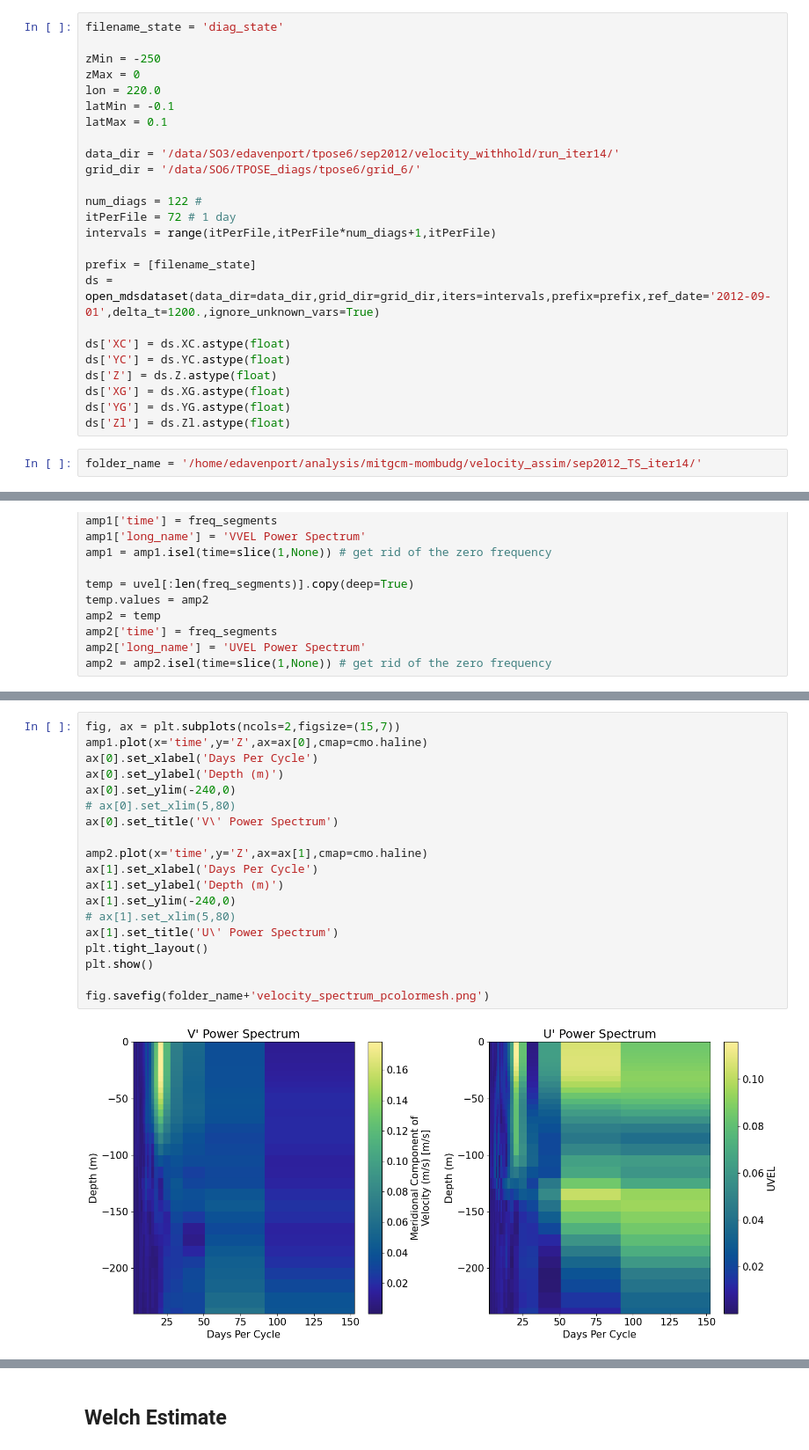
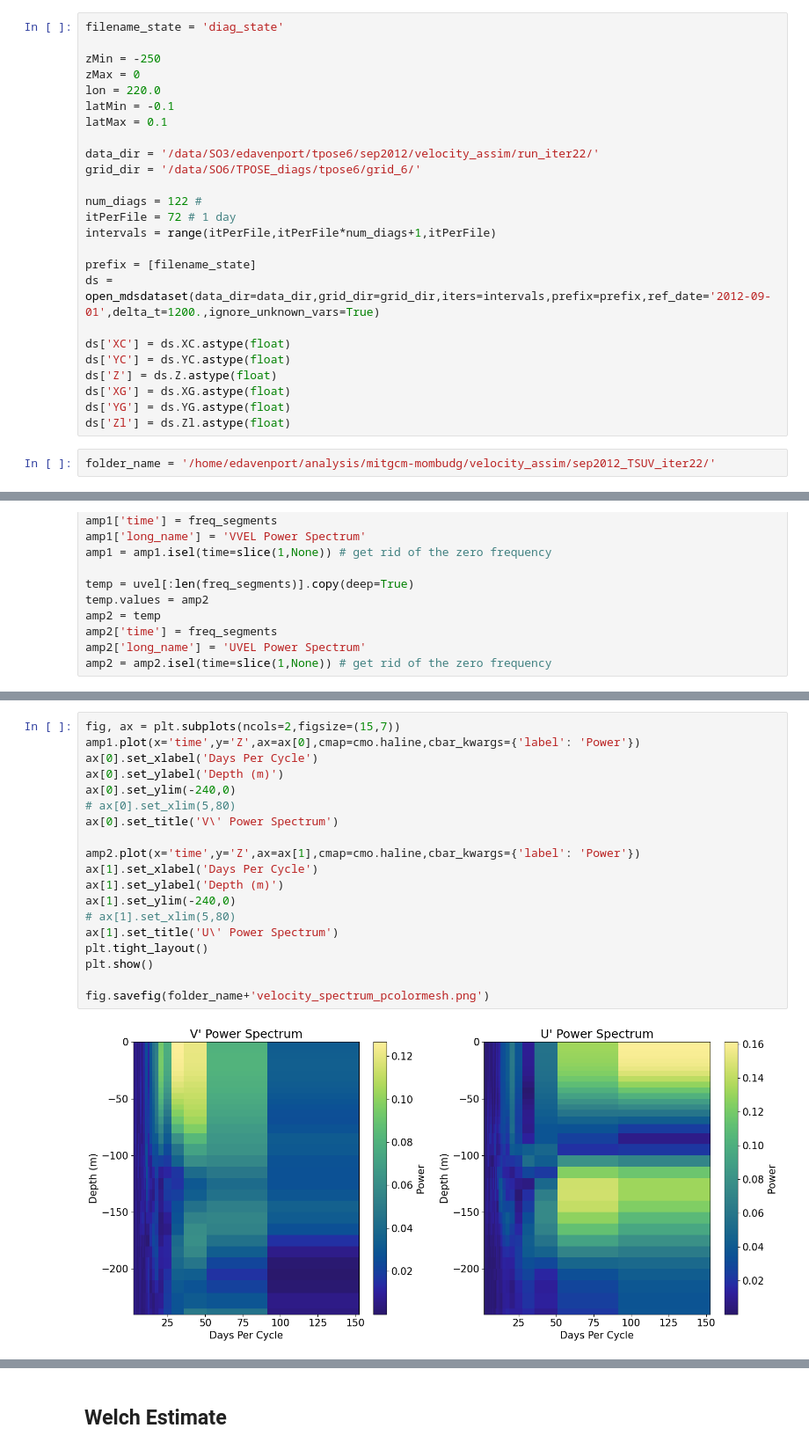
Before and after one commit to eldavenport/mitgcm-mombudg, a Jupyter notebook: velocity_spectra.ipynb, the cells around one changed output, grey strips where cells are left out. Shown at 88% size. Cells and saved outputs as stored; diff of their text form.

Commit message:
updating labels for velocity spectra plots

```diff
--- a/velocity_spectra.ipynb
+++ b/velocity_spectra.ipynb
@@ -21,7 +21,7 @@ lon = 220.0
 latMin = -0.1
 latMax = 0.1
 
-data_dir = '/data/SO3/edavenport/tpose6/sep2012/velocity_withhold/run_iter14/'
+data_dir = '/data/SO3/edavenport/tpose6/sep2012/velocity_assim/run_iter22/'
 grid_dir = '/data/SO6/TPOSE_diags/tpose6/grid_6/'
 
 num_diags = 122 #
@@ -38,7 +38,7 @@ ds['XG'] = ds.XG.astype(float)
 ds['YG'] = ds.YG.astype(float)
 ds['Zl'] = ds.Zl.astype(float)
 # %%
-folder_name = '/home/edavenport/analysis/mitgcm-mombudg/velocity_assim/sep2012_TS_iter14/'
+folder_name = '/home/edavenport/analysis/mitgcm-mombudg/velocity_assim/sep2012_TSUV_iter22/'
 # %%
 uvel = ds.UVEL.sel(Z=slice(zMax,zMin),YC=slice(latMin,latMax)).sel(XG=[lon],method='nearest').squeeze().mean(dim='YC').compute()
 vvel = ds.VVEL.sel(Z=slice(zMax,zMin),YG=slice(latMin,latMax)).sel(XC=[lon],method='nearest').squeeze().compute() # YG is right on the equator
@@ -107,24 +107,24 @@ fig.savefig(folder_name+'velocity_spectrum.png')
 # %%
 fig, ax = plt.subplots(ncols=2,figsize=(15,7))
-amp1.plot(x='time',y='Z',ax=ax[0],cmap=cmo.haline)
+amp1.plot(x='time',y='Z',ax=ax[0],cmap=cmo.haline,cbar_kwargs={'label': 'Power'})
 ax[0].set_xlabel('Days Per Cycle')
 ax[0].set_ylabel('Depth (m)')
 ax[0].set_ylim(-240,0)
 # ax[0].set_xlim(5,80)
 ax[0].set_title('V\' Power Spectrum')
 
-amp2.plot(x='time',y='Z',ax=ax[1],cmap=cmo.haline)
+amp2.plot(x='time',y='Z',ax=ax[1],cmap=cmo.haline,cbar_kwargs={'label': 'Power'})
 ax[1].set_xlabel('Days Per Cycle')
 ax[1].set_ylabel('Depth (m)')
 ax[1].set_ylim(-240,0)
 # ax[1].set_xlim(5,80)
 ax[1].set_title('U\' Power Spectrum')
 plt.tight_layout()
 plt.show()
 
 fig.savefig(folder_name+'velocity_spectrum_pcolormesh.png')
 # %% [output]
-[figure, old version]
+[figure, new version]
 # %%
 from matplotlib.colors import LogNorm
 
```
Also changed, not shown: parts of 3 cells of this notebook.
